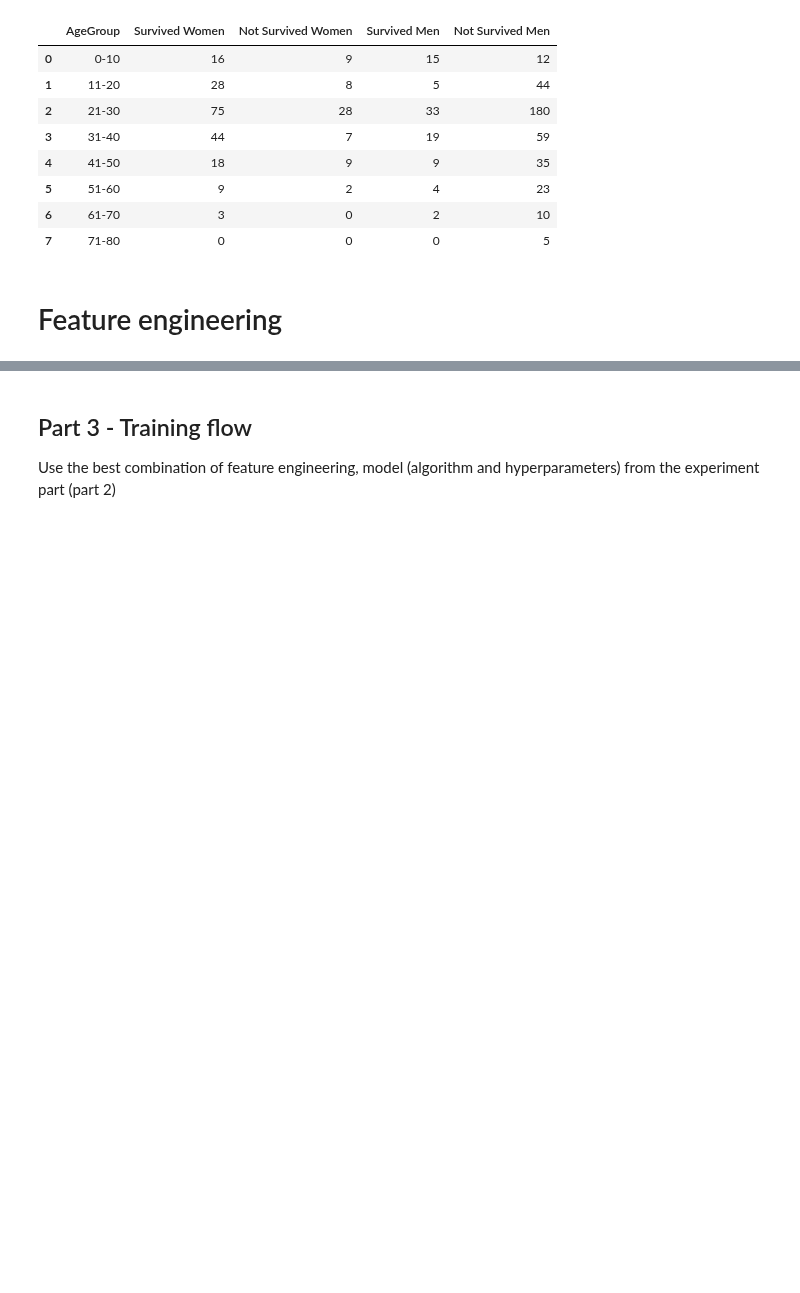
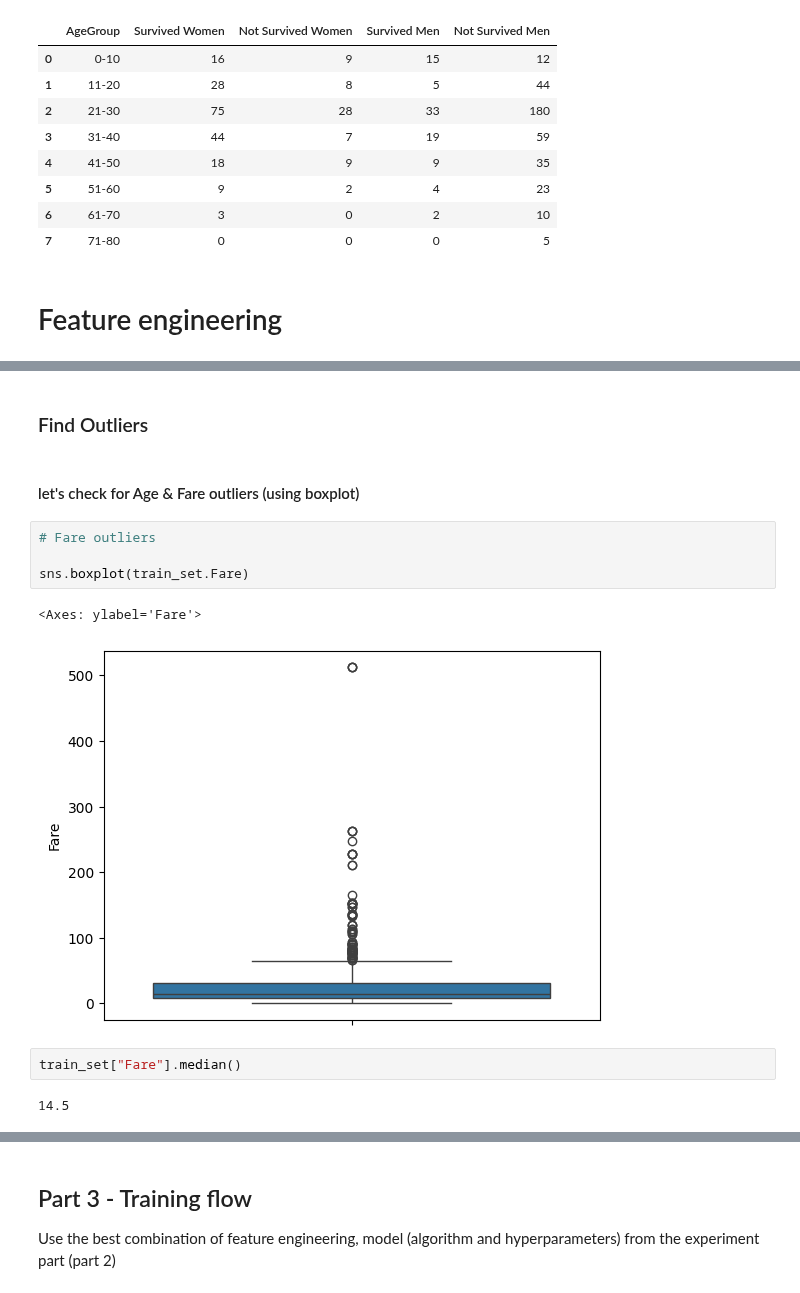
Before and after one commit to eranCat/TitanicML, a Jupyter notebook: Assignment2_supervised_learning_flow.ipynb, the cells around one changed output, grey strips where cells are left out. Drawn from its saved outputs; the diff is of its cells as text; blank space fills up the shorter version.

```diff
--- a/Assignment2_supervised_learning_flow.ipynb
+++ b/Assignment2_supervised_learning_flow.ipynb
@@ -188,0 +282,15 @@ survivors_by_age
+# %% [markdown]
+### Find Outliers
+# %% [markdown]
+#### let's check for Age & Fare outliers (using boxplot)
+# %%
+# Fare outliers
+
+sns.boxplot(train_set.Fare)
+# %% [output]
+<Axes: ylabel='Fare'>
+[figure, added]
+# %%
+train_set["Fare"].median()
+# %% [output]
+14.5
```
Also changed, not shown: parts of 22 cells of this notebook.
